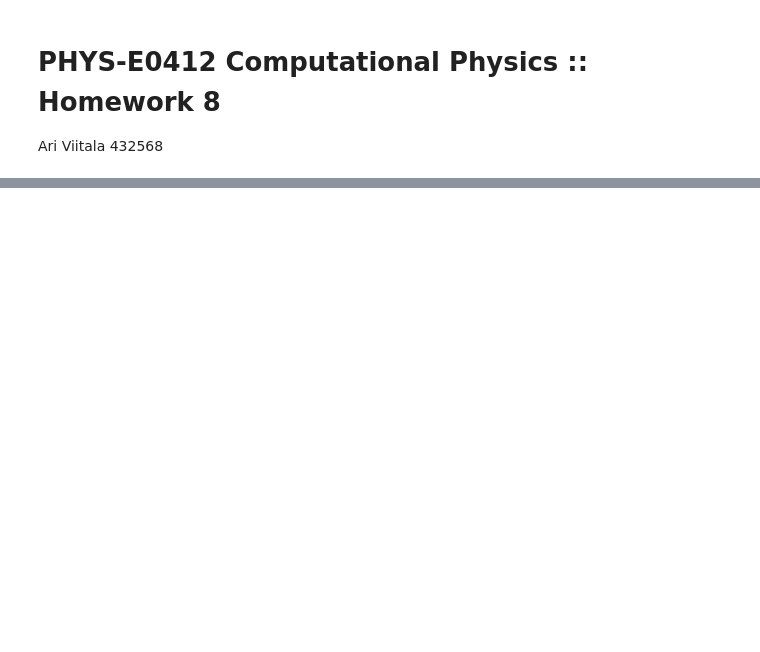
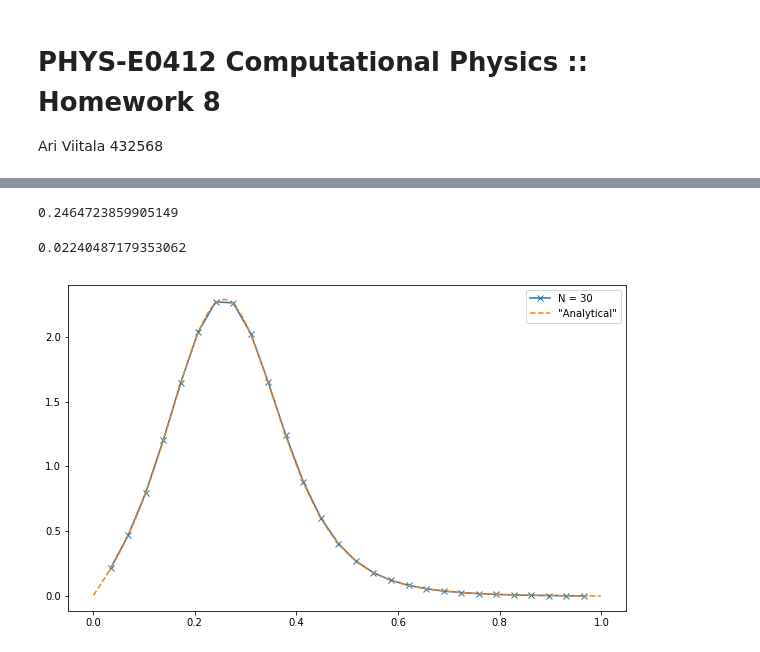
Before and after one commit to ari-viitala/CompPhys, a Jupyter notebook: Viikko8/Viikko8.ipynb, the cells around one changed output, grey strips where cells are left out. Drawn from its saved outputs; the diff is of its cells as text; code cells hidden in the pictures; blank space fills up the shorter version.

```diff
--- a/Viikko8/Viikko8.ipynb
+++ b/Viikko8/Viikko8.ipynb
@@ -10,7 +10,0 @@ import scipy
-# %%
-N = 30
-x = new_x
-T = np.zeros((N,N))
-V = np.zeros((N,N))
-S = np.zeros((N,N))
-H = np.zeros((N,N))
@@ -219,0 +106,23 @@ V[:3, :3],MV[:3, :3            ]
+# %%
+linear_x = np.linspace(0, 1, 30)
+l3, v3 = d1_schrodde(linear_x)
+# %%
+l3[0] - l[0]
+# %% [output]
+0.2464723859905149
+# %%
+interp = interpolate.interp1d(x, [0] + list(v[:, 0]) + [1])
+interpolated = interp(linear_x)
+
+np.linalg.norm(np.array(np.array([0] + list(v3[:,0]) + [1]) - interpolated))
+# %% [output]
+0.02240487179353062
+# %%
+plt.figure(0, (10, 6))
+plt.plot(linear_x[1:-1], v3[:,0], marker = "x", label = "N = 30")
+plt.plot(x[1:-1], v[:,0], label = "\"Analytical\"", linestyle = "--")
+
+plt.legend()
+plt.show()
+# %% [output]
+[figure, added]
```
Also changed, not shown: parts of 40 cells of this notebook, 5 other files.
